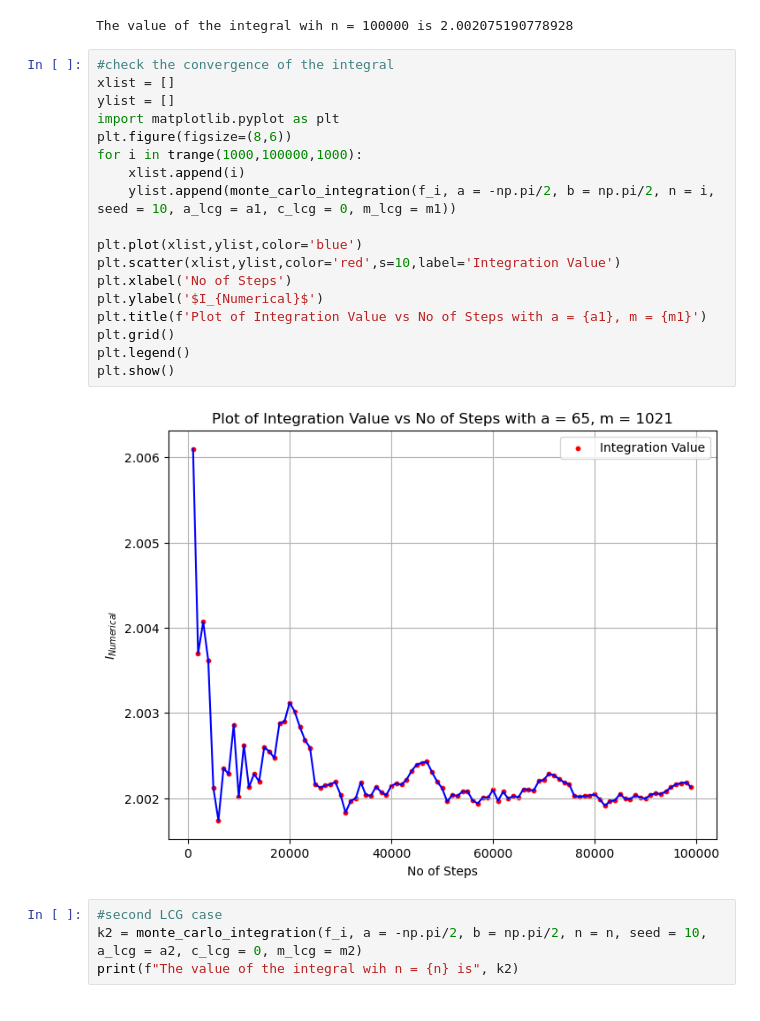
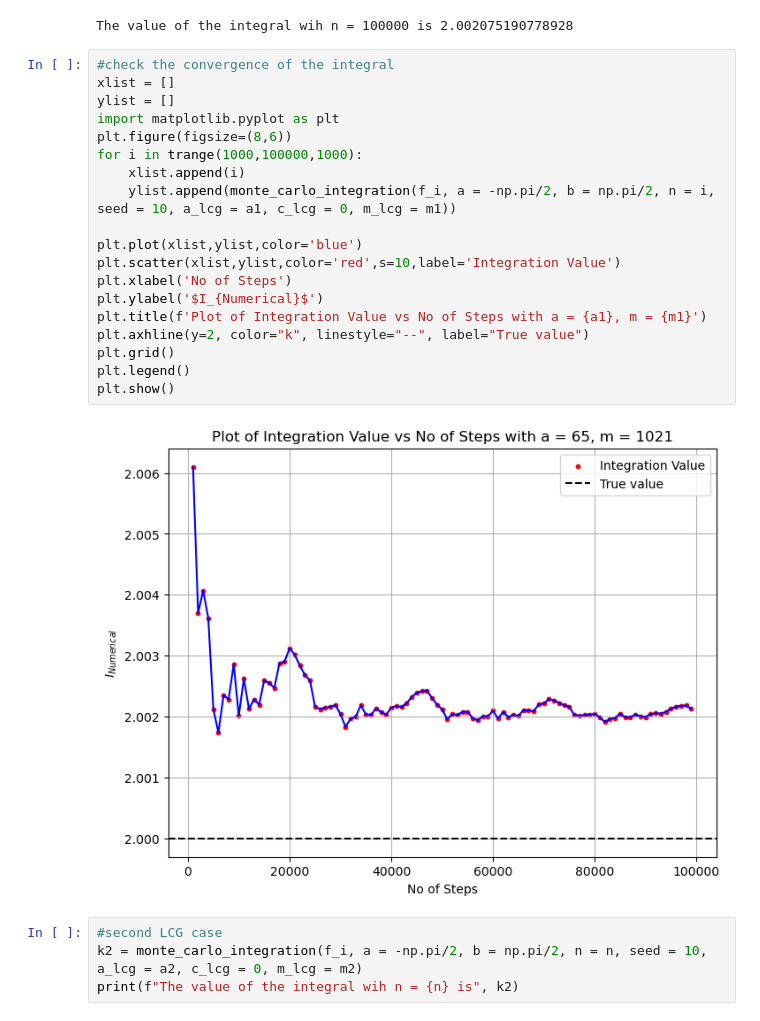
Before and after one commit to jabed-umar/adv-comp-phys, a Jupyter notebook: assign4.ipynb, the cells around one changed output. Drawn from its saved outputs; the diff is of its cells as text.

```diff
--- a/assign4.ipynb
+++ b/assign4.ipynb
@@ -50,23 +50,24 @@ The value of the integral wih n = 100000 is 2.002075190778928
 # %%
 #check the convergence of the integral
 xlist = []
 ylist = []
 import matplotlib.pyplot as plt
 plt.figure(figsize=(8,6))
 for i in trange(1000,100000,1000):
     xlist.append(i)
     ylist.append(monte_carlo_integration(f_i, a = -np.pi/2, b = np.pi/2, n = i, seed = 10, a_lcg = a1, c_lcg = 0, m_lcg = m1))
 
 plt.plot(xlist,ylist,color='blue')
 plt.scatter(xlist,ylist,color='red',s=10,label='Integration Value')
 plt.xlabel('No of Steps')
 plt.ylabel('$I_{Numerical}$')
 plt.title(f'Plot of Integration Value vs No of Steps with a = {a1}, m = {m1}')
+plt.axhline(y=2, color="k", linestyle="--", label="True value")
 plt.grid()
 plt.legend()
 plt.show()
 # %% [output]
-[figure, old version]
+[figure, new version]
 # %%
 #second LCG case
 k2 = monte_carlo_integration(f_i, a = -np.pi/2, b = np.pi/2, n = n, seed = 10, a_lcg = a2, c_lcg = 0, m_lcg = m2)
```
Also changed, not shown: parts of 9 cells of this notebook.
